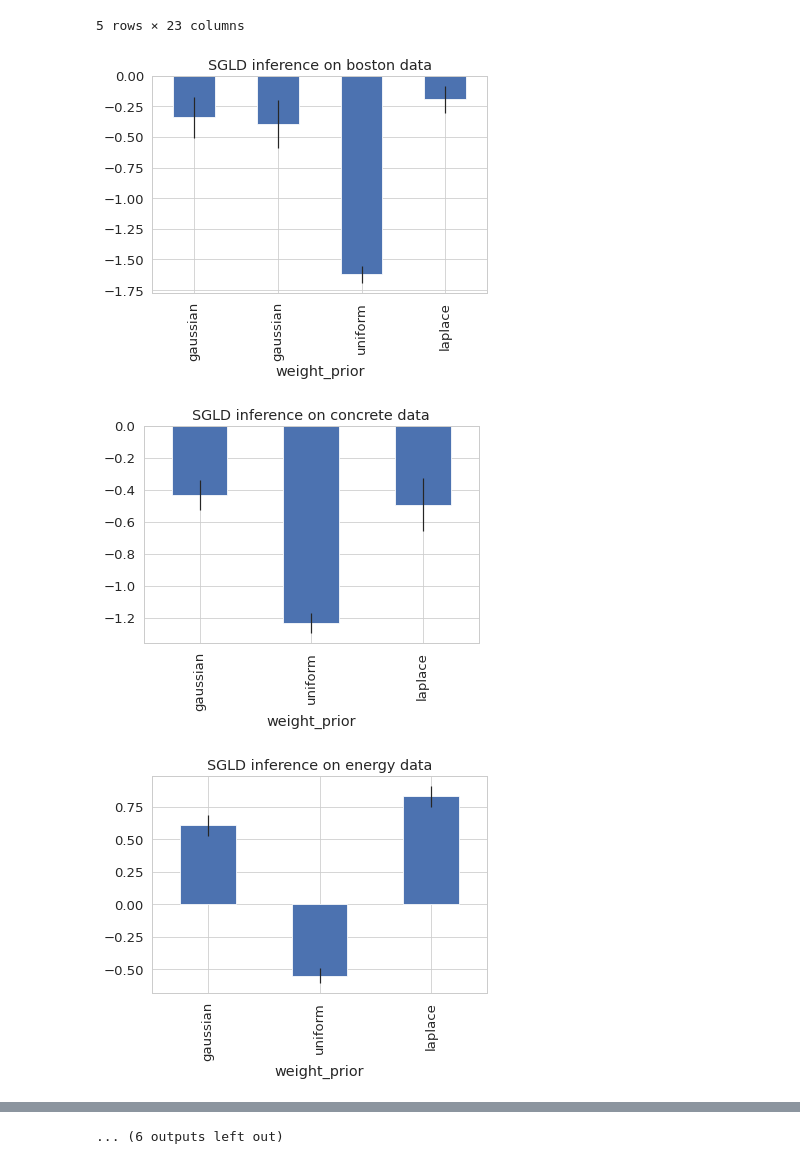
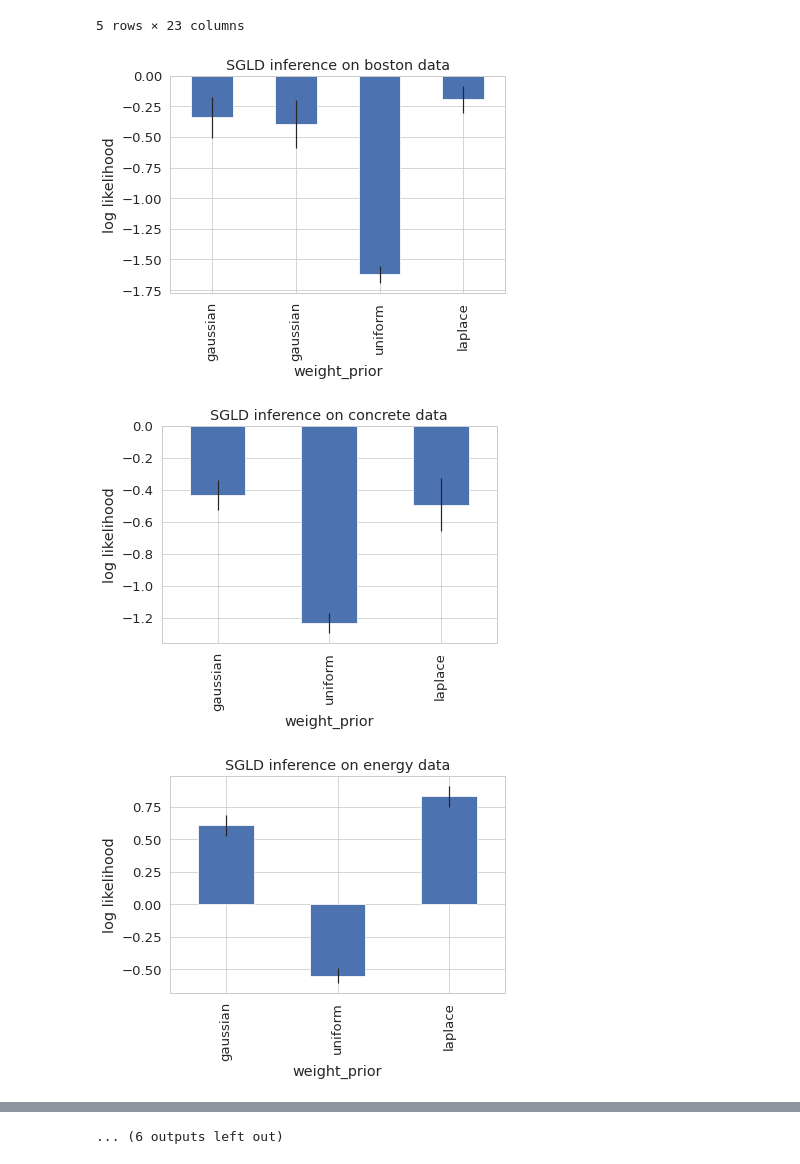
Before and after one commit to ratschlab/bnn_priors, a Jupyter notebook: experiments/3.0_Evaluate_experiments.ipynb, the cells around one changed output, grey strips where cells are left out. Cells and saved outputs as stored; diff of their text form; code cells hidden in the pictures.

Commit message:
Minor edit of plotting

```diff
--- a/experiments/3.0_Evaluate_experiments.ipynb
+++ b/experiments/3.0_Evaluate_experiments.ipynb
@@ -33,12 +33,13 @@ runs_selected = runs_all.query("weight_prior in ['gaussian', 'uniform', 'laplace
 # %%
 for inference in ["SGLD", "HMC"]:
     for data in ["boston", "concrete", "energy", "kin8nm",
                     "naval", "power", "protein", "wine", "yacht"]:
         df = runs_selected.query(f"inference == '{inference}' & burnin==5000 & data == 'UCI_{data}'")
         df.plot(x="weight_prior", y="lp_mean", yerr="lp_stderr", kind="bar", legend=False)
         plt.title(f"{inference} inference on {data} data")
+        plt.ylabel("log likelihood")
         plt.show()
 # %% [output]
-[figure, old version]
+[figure, new version]
-[figure, old version]
+[figure, new version]
-[figure, old version]
+[figure, new version]
```
Also changed, not shown: parts of 1 cell of this notebook.
